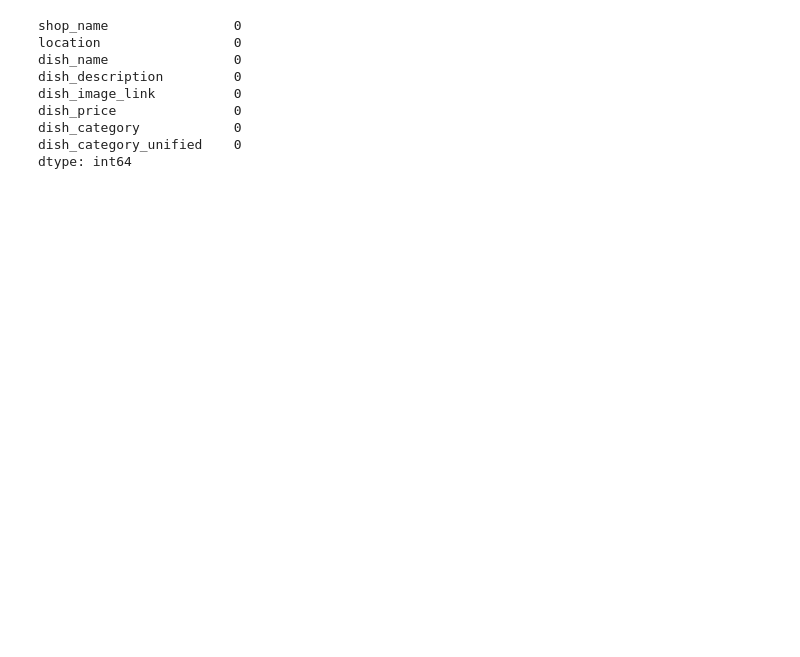
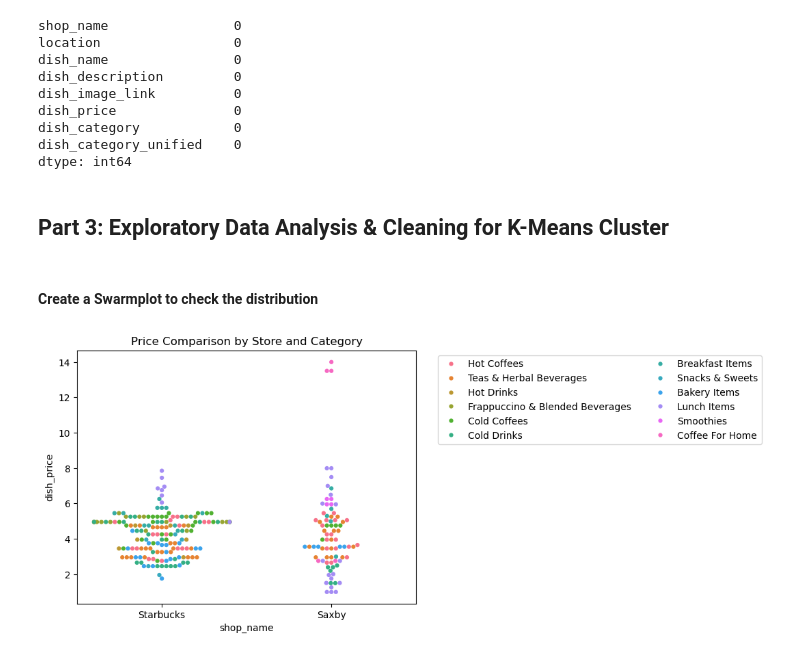
Before and after one commit to patriots1/SaxbysStarbucksComparision, a Jupyter notebook: Analysis.ipynb, the cells around one changed output. Drawn from its saved outputs; the diff is of its cells as text; code cells hidden in the pictures; blank space fills up the shorter version.

Commit message:
finished with analysis

```diff
--- a/Analysis.ipynb
+++ b/Analysis.ipynb
@@ -278,3 +344,16 @@ dtype: int64
 # %%
 # consequence of the messup :(
 df_clean = data_df
+# %% [markdown]
+## Part 3: Exploratory Data Analysis & Cleaning for K-Means Cluster
+# %% [markdown]
+#### Create a Swarmplot to check the distribution
+# %%
+# prices per category (plot)
+# use a swarmplot to see the price comparision per category without overlap.
+sns.swarmplot(data=data_df, x='shop_name', y='dish_price', hue='dish_category_unified', size = 4.5)
+plt.title("Price Comparison by Store and Category")
+plt.legend(bbox_to_anchor=(1.05, 1), loc='upper left', ncol=2)
+plt.show()
+# %% [output]
+[figure, added]
```
Also changed, not shown: parts of 53 cells of this notebook, 1 other file.
